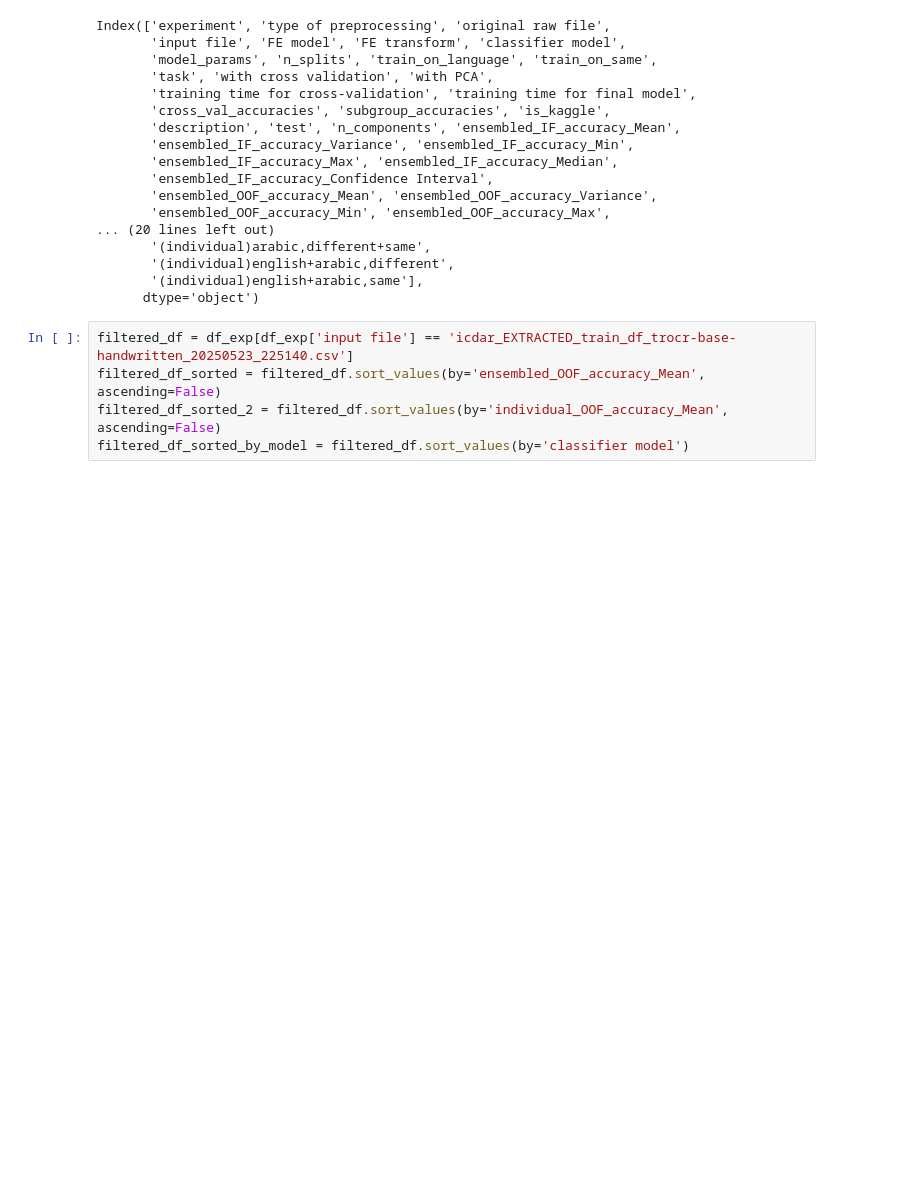
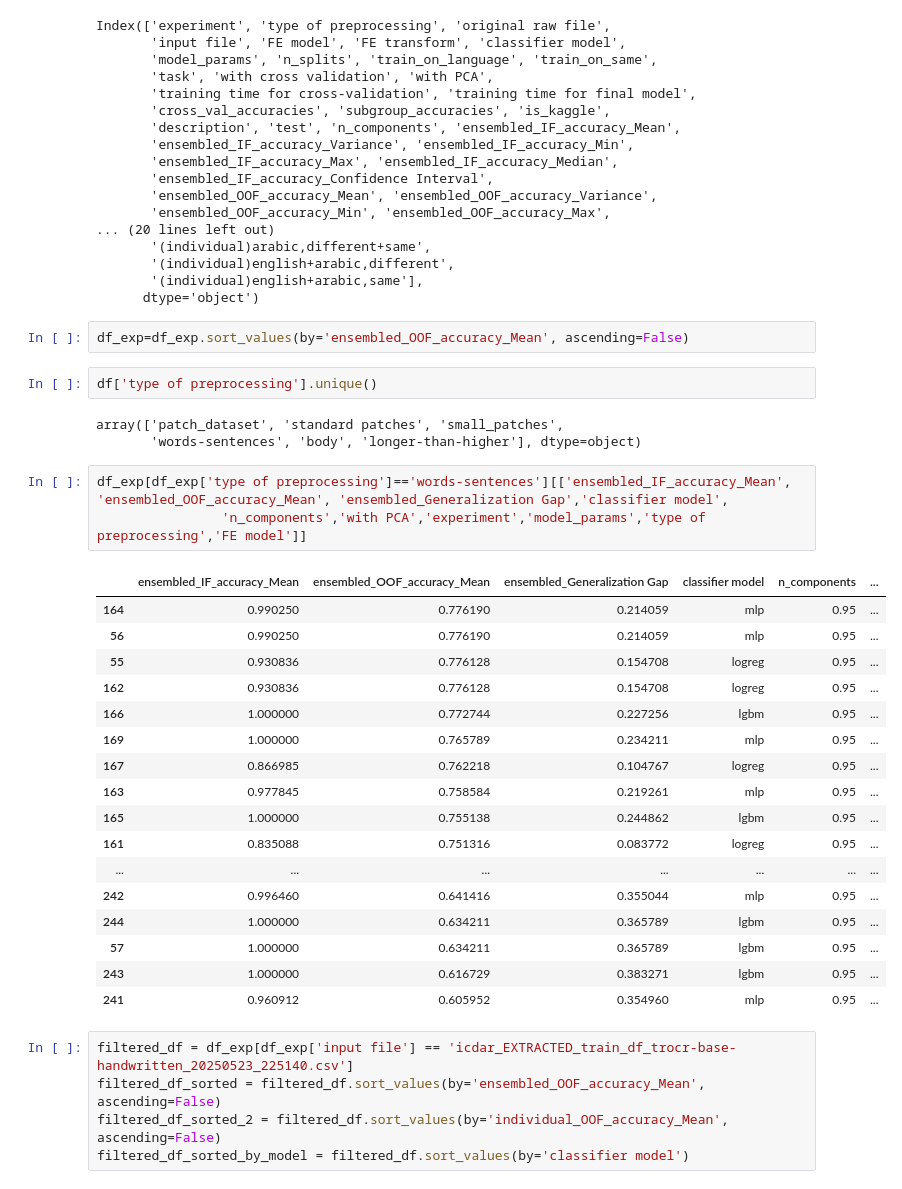
Before and after one commit to gitMorelli/gender_detection, a Jupyter notebook: notebooks/others/explore_log_preprocessed_data.ipynb, the cells around one changed output. Saved outputs shown, nothing was run; the diff lists cells and outputs as text; blank space fills up the shorter version.

```diff
--- a/notebooks/others/explore_log_preprocessed_data.ipynb
+++ b/notebooks/others/explore_log_preprocessed_data.ipynb
@@ -329,6 +880,34 @@ Index(['experiment', 'type of preprocessing', 'original raw file',
        '(individual)english+arabic,different',
        '(individual)english+arabic,same'],
       dtype='object')
+# %%
+df_exp=df_exp.sort_values(by='ensembled_OOF_accuracy_Mean', ascending=False)
+# %%
+df['type of preprocessing'].unique()
+# %% [output]
+array(['patch_dataset', 'standard patches', 'small_patches',
+       'words-sentences', 'body', 'longer-than-higher'], dtype=object)
+# %%
+df_exp[df_exp['type of preprocessing']=='words-sentences'][['ensembled_IF_accuracy_Mean', 'ensembled_OOF_accuracy_Mean', 'ensembled_Generalization Gap','classifier model',
+                'n_components','with PCA','experiment','model_params','type of preprocessing','FE model']]
+# %% [output]
+|  | ensembled_IF_accuracy_Mean | ensembled_OOF_accuracy_Mean | ensembled_Generalization Gap | classifier model | n_components | ... |
+| 164 | 0.990250 | 0.776190 | 0.214059 | mlp | 0.95 | ... |
+| 56 | 0.990250 | 0.776190 | 0.214059 | mlp | 0.95 | ... |
+| 55 | 0.930836 | 0.776128 | 0.154708 | logreg | 0.95 | ... |
+| 162 | 0.930836 | 0.776128 | 0.154708 | logreg | 0.95 | ... |
+| 166 | 1.000000 | 0.772744 | 0.227256 | lgbm | 0.95 | ... |
+| 169 | 1.000000 | 0.765789 | 0.234211 | mlp | 0.95 | ... |
+| 167 | 0.866985 | 0.762218 | 0.104767 | logreg | 0.95 | ... |
+| 163 | 0.977845 | 0.758584 | 0.219261 | mlp | 0.95 | ... |
+| 165 | 1.000000 | 0.755138 | 0.244862 | lgbm | 0.95 | ... |
+| 161 | 0.835088 | 0.751316 | 0.083772 | logreg | 0.95 | ... |
+| ... | ... | ... | ... | ... | ... | ... |
+| 242 | 0.996460 | 0.641416 | 0.355044 | mlp | 0.95 | ... |
+| 244 | 1.000000 | 0.634211 | 0.365789 | lgbm | 0.95 | ... |
+| 57 | 1.000000 | 0.634211 | 0.365789 | lgbm | 0.95 | ... |
+| 243 | 1.000000 | 0.616729 | 0.383271 | lgbm | 0.95 | ... |
+| 241 | 0.960912 | 0.605952 | 0.354960 | mlp | 0.95 | ... |
 # %%
 filtered_df = df_exp[df_exp['input file'] == 'icdar_EXTRACTED_train_df_trocr-base-handwritten_20250523_225140.csv']
 filtered_df_sorted = filtered_df.sort_values(by='ensembled_OOF_accuracy_Mean', ascending=False)
```
Also changed, not shown: parts of 42 cells of this notebook, 4 other files.
